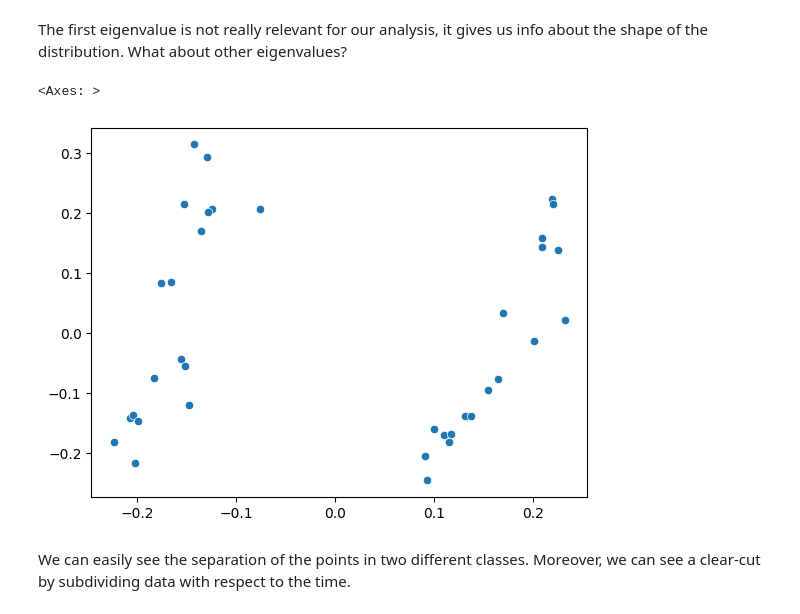
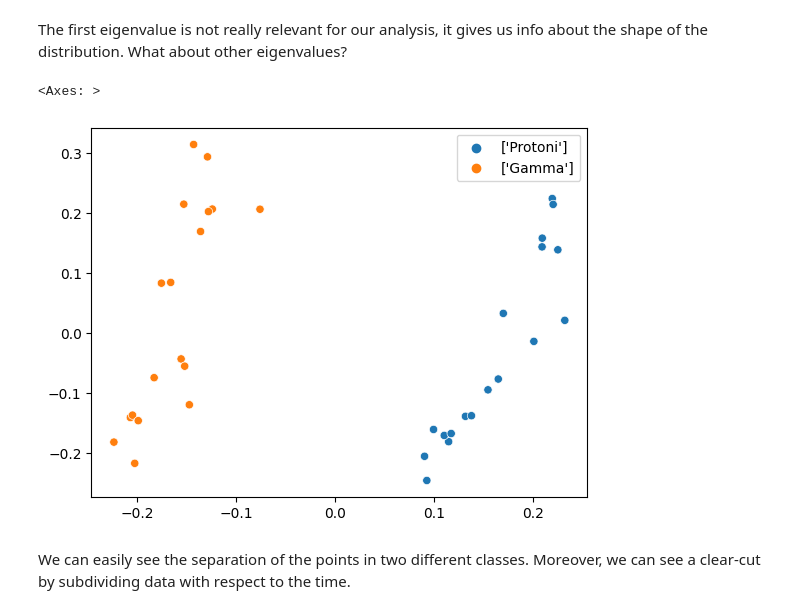
Before and after one commit to ludovicaisa/Physics_Unibo, a Jupyter notebook: src/Pattern_Recognition/Pat_Rec_Lab_1.ipynb, the cells around one changed output. Saved outputs shown, nothing was run; the diff lists cells and outputs as text; code cells hidden in the pictures.

```diff
--- a/src/Pattern_Recognition/Pat_Rec_Lab_1.ipynb
+++ b/src/Pattern_Recognition/Pat_Rec_Lab_1.ipynb
@@ -53,10 +53,10 @@ What about other eigenvalues?
 # %%
 import seaborn as sns
 
-sns.scatterplot(x=Load[1, :], y=Load[2, :])
+sns.scatterplot(x=Load[1, :], y=Load[2, :], hue=[str(x) for x in dataset['IRtype']])
 # %% [output]
 <Axes: >
-[figure, old version]
+[figure, new version]
 # %% [markdown]
 We can easily see the separation of the points in two different classes.
 Moreover, we can see a clear-cut by subdividing data with respect to the time.
```
Also changed, not shown: parts of 2 cells of this notebook.
